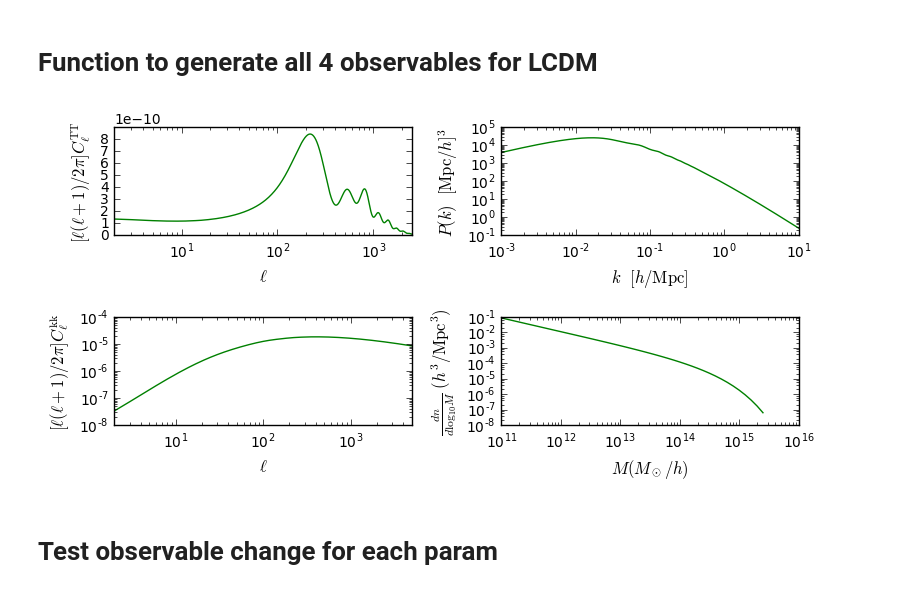
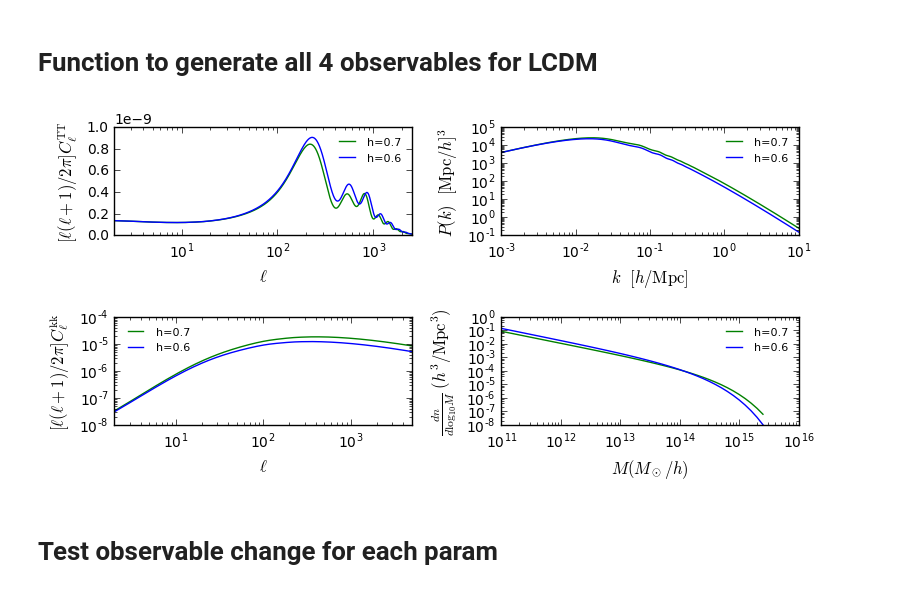
Before and after one commit to liuxx479/emudesgin, a Jupyter notebook: observables.ipynb, the cells around one changed output. Drawn from its saved outputs; the diff is of its cells as text; code cells hidden in the pictures.

Commit message:
plot out function obsGen

```diff
--- a/observables.ipynb
+++ b/observables.ipynb
@@ -280,44 +280,54 @@ def obsGen (A_s=A_s, h=h, OmegaB=OmegaB, OmegaM=OmegaM, n_s=n_s, mnu=0, mbins =
                                   #'Ode0':OmegaDE,'de_model':'w0wa','w0':w0,'wa':wa})
     mfunc_so = mass_function.massFunction(10**mbins, 0.0, mdef = 'vir', model = 'tinker08',q_out = 'dndlnM')
     return [ls, unlensedCL/2.725**2], [kcamb, Pkcamb[0]], [ls2, clkk_camb], [mbins, mfunc_so/h**3]
-# %%
-out=obsGen()
 # %%
-il, iclTT = out[0]
-ik, iPk = out[1]
-il2, iclkk = out[2]
-mbins, ihmf = out[3]
+def plotLCDM (f, axes, out, c='g',ilabel=''):
+    il, iclTT = out[0]
+    ik, iPk = out[1]
+    il2, iclkk = out[2]
+    mbins, ihmf = out[3]
+    #axes=[ [axes0[0],axes0[1]],[axes0[2],axes0[3]]]
 
-f, axes=subplots(2,2,figsize=(8,4))
-axes[0][0].set_xscale('log');
-axes[0][0].set_yscale('linear');
-axes[0][0].set_xlim(2,2500)
-axes[0][0].set_xlabel(r'$\ell$',fontsize=12)
-axes[0][0].set_ylabel(r'$[\ell(\ell+1)/2\pi]  C_\ell^\mathrm{TT}$',fontsize=12)
-axes[0][0].plot(il,iclTT,'g-',label='camb')
-#axes[0][0].legend(loc=0,frameon=0)
+    axes[0][0].set_xscale('log');
+    axes[0][0].set_yscale('linear');
+    axes[0][0].set_xlim(2,2500)
+    axes[0][0].set_xlabel(r'$\ell$',fontsize=12)
+    axes[0][0].set_ylabel(r'$[\ell(\ell+1)/2\pi]  C_\ell^\mathrm{TT}$',fontsize=12)
+    axes[0][0].plot(il,iclTT,'-',color=c,label=ilabel)
 
-axes[0][1].set_xscale('log');
-axes[0][1].set_yscale('log');
-axes[0][1].set_xlim(ik[0],ik[-1])
-axes[0][1].set_xlabel(r'$k \,\,\,\, [h/\mathrm{Mpc}]$',fontsize=12)
-axes[0][1].set_ylabel(r'$P(k) \,\,\,\, [\mathrm{Mpc}/h]^3$',fontsize=12)
-axes[0][1].plot(ik,iPk,'g-',label='camb')
 
-axes[1][0].set_xscale('log');
-axes[1][0].set_yscale('log');
-axes[1][0].set_xlim(2,lmax)
-axes[1][0].set_xlabel(r'$\ell$',fontsize=12)
-axes[1][0].set_ylabel(r'$[\ell(\ell+1)/2\pi]  C_\ell^\mathrm{kk}$',fontsize=12)
-axes[1][0].plot(il2,iclkk,'g-',label='camb')
+    axes[0][1].set_xscale('log');
+    axes[0][1].set_yscale('log');
+    axes[0][1].set_xlim(ik[0],ik[-1])
+    axes[0][1].set_xlabel(r'$k \,\,\,\, [h/\mathrm{Mpc}]$',fontsize=12)
+    axes[0][1].set_ylabel(r'$P(k) \,\,\,\, [\mathrm{Mpc}/h]^3$',fontsize=12)
+    axes[0][1].plot(ik,iPk,'-',color=c,label=ilabel)
 
-axes[1][1].set_xscale('log');
-axes[1][1].set_yscale('log');
-axes[1][1].plot(10**mbins,ihmf,'g-')
-axes[1][1].set_xlabel(r'$M (M_\odot/h)$',fontsize=12)
-axes[1][1].set_ylabel(r'$\frac{dn} {d\log_{10}M} \; (h^3/{\rm Mpc}^3)$',fontsize=12)
-plt.tight_layout()
+    axes[1][0].set_xscale('log');
+    axes[1][0].set_yscale('log');
+    axes[1][0].set_xlim(2,lmax)
+    axes[1][0].set_xlabel(r'$\ell$',fontsize=12)
+    axes[1][0].set_ylabel(r'$[\ell(\ell+1)/2\pi]  C_\ell^\mathrm{kk}$',fontsize=12)
+    axes[1][0].plot(il2,iclkk,'-',color=c,label=ilabel)
+
+    axes[1][1].set_xscale('log');
+    axes[1][1].set_yscale('log');
+    axes[1][1].plot(10**mbins,ihmf,'-',color=c,label=ilabel)
+    axes[1][1].set_xlim(1e11,1e16)
+    axes[1][1].set_xlabel(r'$M (M_\odot/h)$',fontsize=12)
+    axes[1][1].set_ylabel(r'$\frac{dn} {d\log_{10}M} \; (h^3/{\rm Mpc}^3)$',fontsize=12)
-# %% [output]
-[figure, removed]
+# %%
+#out0=obsGen()
+#out1=obsGen(h=0.6)
+f, axes=subplots(2,2,figsize=(8,4))
+plotLCDM(f, axes, out0, c='g',ilabel='h=0.7')
+plotLCDM(f, axes, out1, c='b',ilabel='h=0.6')
+axes[0][0].legend(loc=0,frameon=0,fontsize=8)
+axes[0][1].legend(loc=0,frameon=0,fontsize=8)
+axes[1][0].legend(loc=0,frameon=0,fontsize=8)
+axes[1][1].legend(loc=0,frameon=0,fontsize=8)
+plt.tight_layout()
+# %% [output]
+[figure, added]
 # %% [markdown]
 # Test observable change for each param
```
Also changed, not shown: parts of 3 cells of this notebook.
